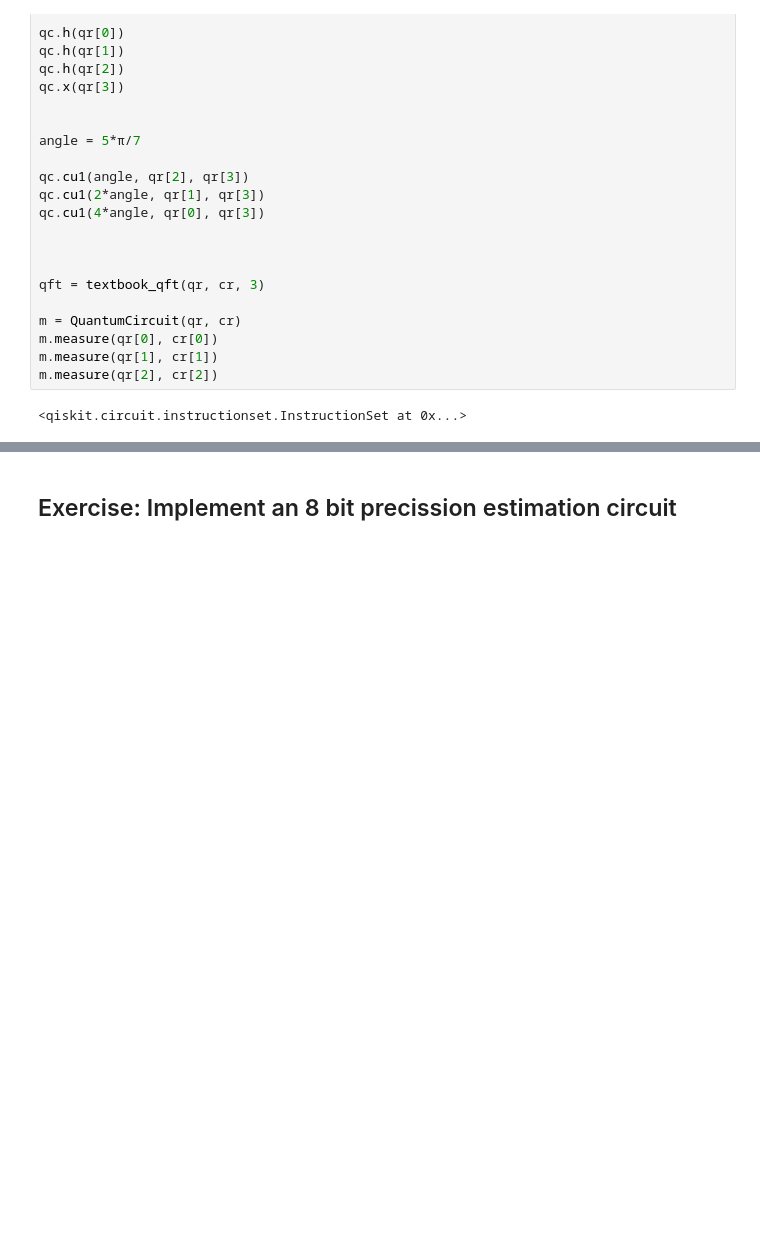
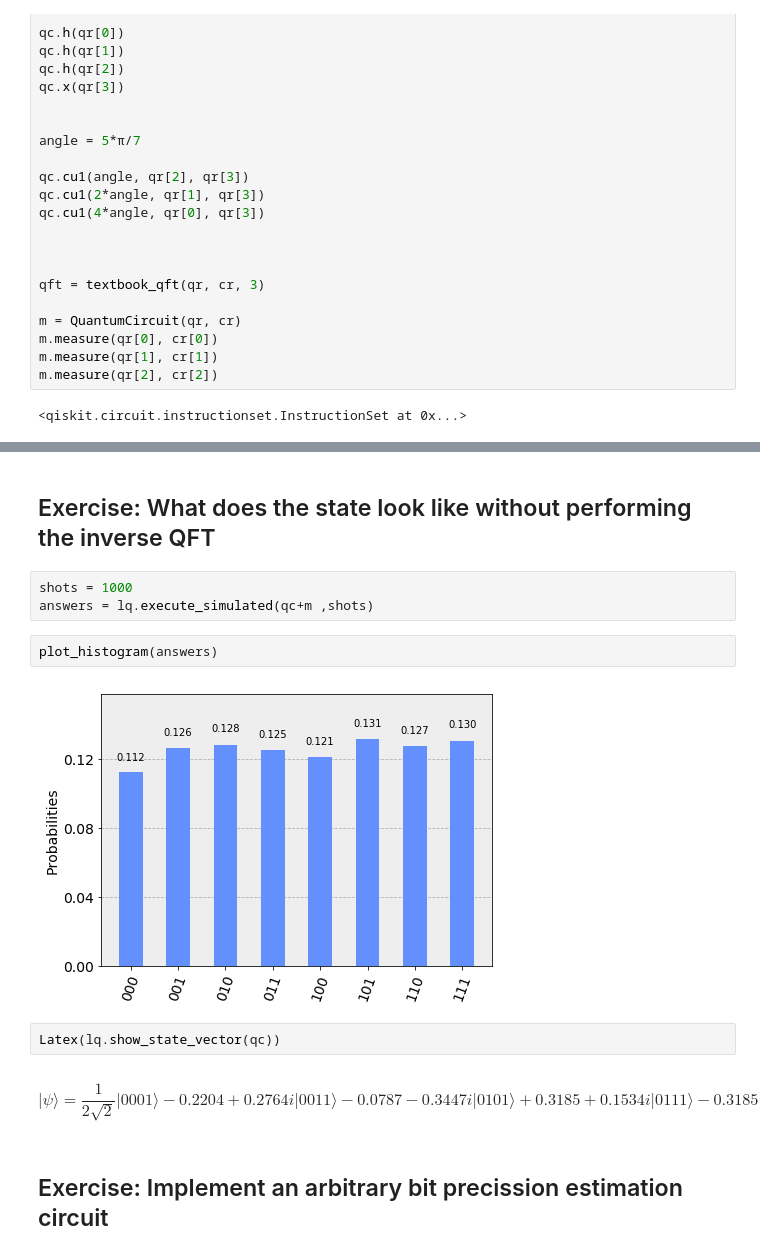
Before and after one commit to mtracy-quantum/learn_quantum, a Jupyter notebook: PhaseEstimation.ipynb, the cells around one changed output, grey strips where cells are left out. Cells and saved outputs as stored; diff of their text form; blank space fills up the shorter version.

Commit message:
Fix to phase estimation

```diff
--- a/PhaseEstimation.ipynb
+++ b/PhaseEstimation.ipynb
@@ -495,2 +593,15 @@ plot_histogram(answers)
+# %% [markdown]
+## Exercise: What does the state look like without performing the inverse QFT
+# %%
+shots = 1000
+answers = lq.execute_simulated(qc+m ,shots)
+# %%
+plot_histogram(answers)
+# %% [output]
+[figure, added]
+# %%
+Latex(lq.show_state_vector(qc))
+# %% [output]
+\begin{equation*} \vert \psi\rangle=\frac{1}{2\sqrt{2}} \vert0001\rangle-0.2204+0.2764i \vert0011\rangle-0.0787-0.3447i \vert0101\rangle+0.3185+0.1534i \vert0111\rangle-0.3185+0.1534i \vert1001\rangle+0.0787-0.3447i \vert1011\rangle+0.2204+0.2764i \vert1101\rangle-\frac{1}{2\sqrt{2}} \vert1111\rangle\end{equation*}
 # %% [markdown]
-## Exercise:  Implement an 8 bit precission estimation circuit
+## Exercise:  Implement an arbitrary bit precission estimation circuit
```
Also changed, not shown: parts of 13 cells of this notebook.
